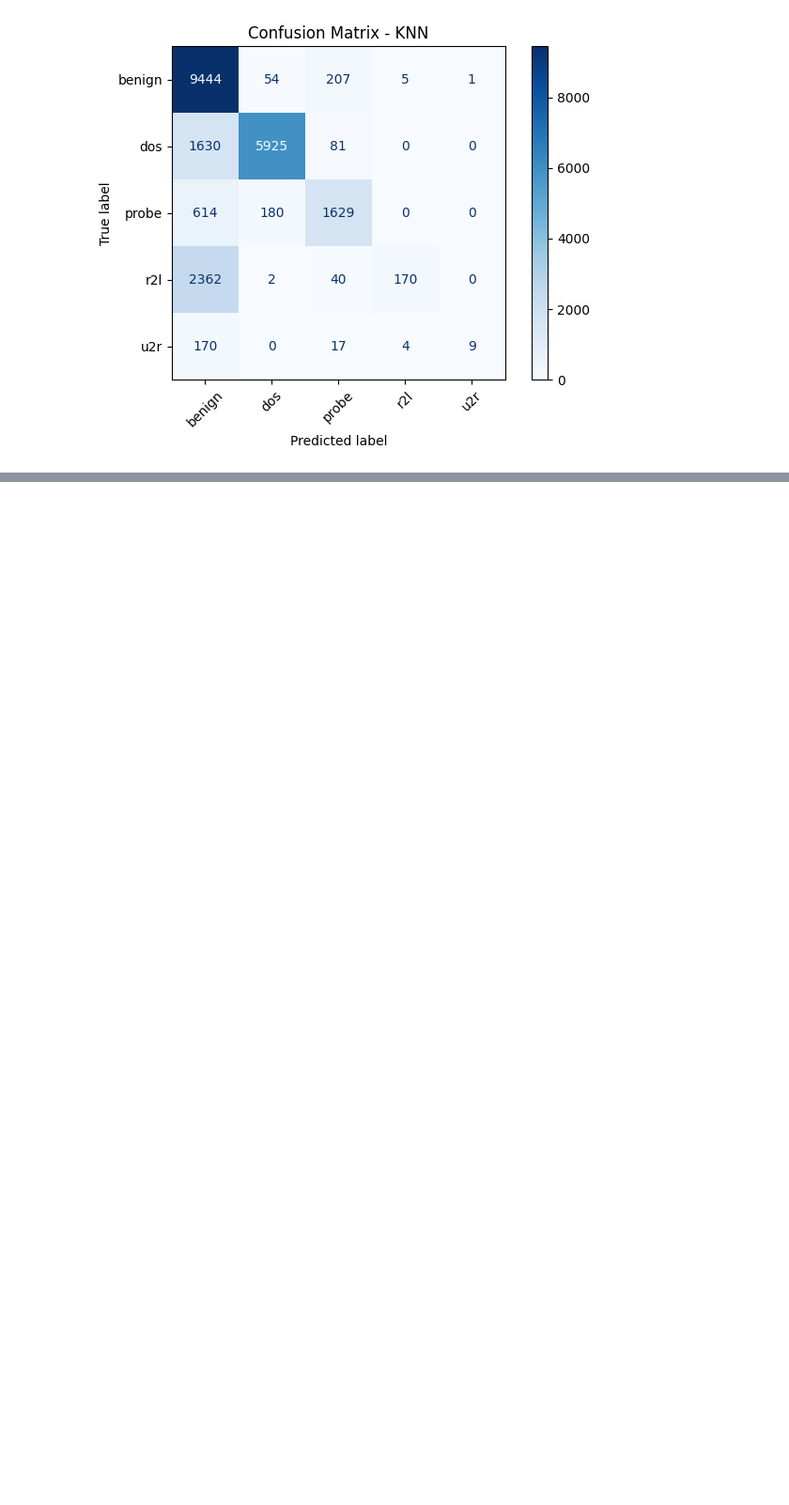
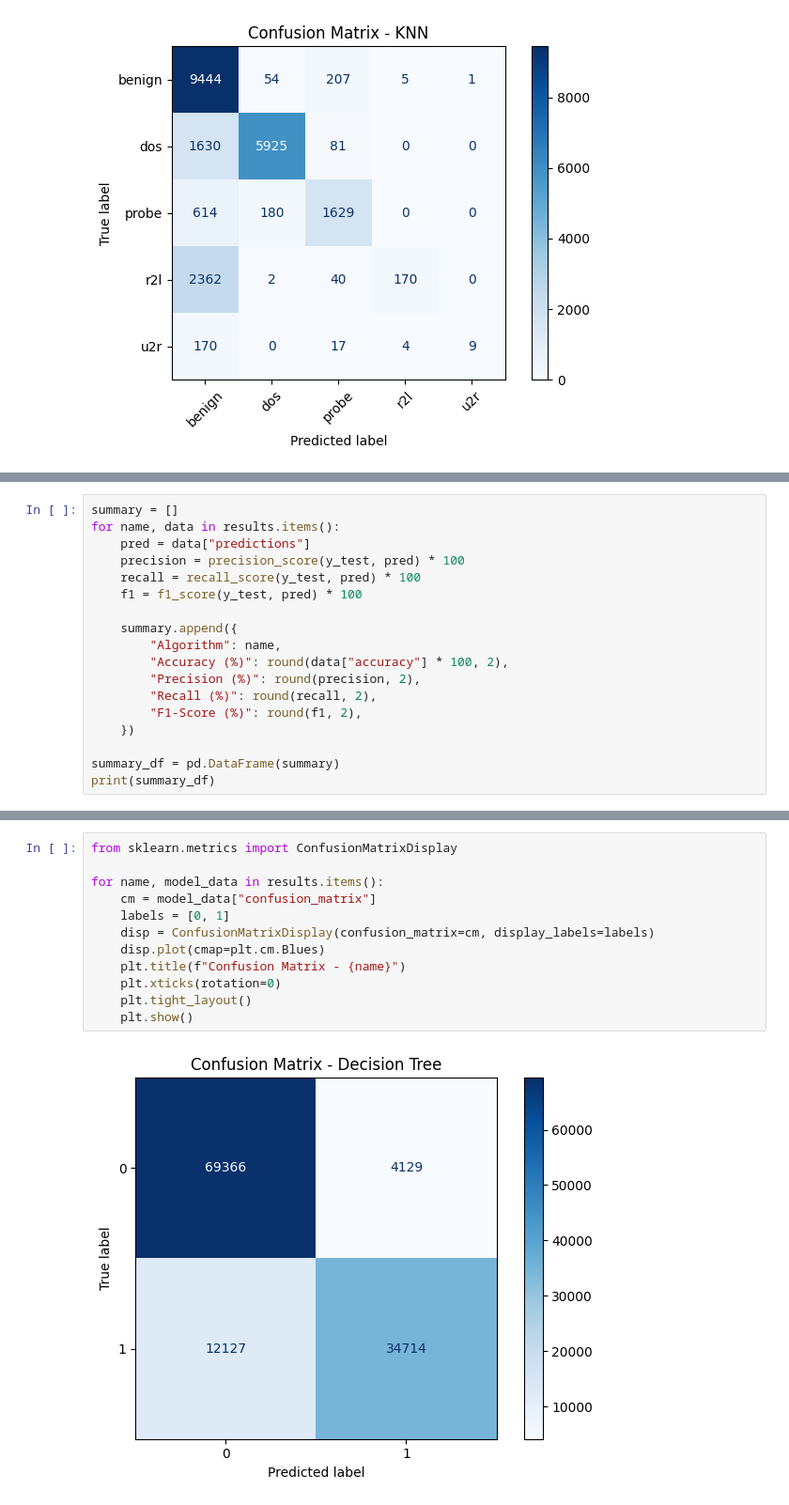
Before and after one commit to spacee48/SIT719, a Jupyter notebook: 5_2_dataset1.ipynb, the cells around one changed output, grey strips where cells are left out. Shown: that part at 94% size. Cells and saved outputs as stored; diff of their text form; blank space fills up the shorter version.

```diff
--- a/5_2_dataset1.ipynb
+++ b/5_2_dataset1.ipynb
@@ -362,0 +647,18 @@ for name, model_result in results.items():
+# %%
+summary = []
+for name, data in results.items():
+    pred = data["predictions"]
+    precision = precision_score(y_test, pred) * 100
+    recall = recall_score(y_test, pred) * 100
+    f1 = f1_score(y_test, pred) * 100
+
+    summary.append({
+        "Algorithm": name,
+        "Accuracy (%)": round(data["accuracy"] * 100, 2),
+        "Precision (%)": round(precision, 2),
+        "Recall (%)": round(recall, 2),
+        "F1-Score (%)": round(f1, 2),
+    })
+
+summary_df = pd.DataFrame(summary)
+print(summary_df)
@@ -362,0 +684,14 @@ for name, model_result in results.items():
+# %%
+from sklearn.metrics import ConfusionMatrixDisplay
+
+for name, model_data in results.items():
+    cm = model_data["confusion_matrix"]
+    labels = [0, 1]
+    disp = ConfusionMatrixDisplay(confusion_matrix=cm, display_labels=labels)
+    disp.plot(cmap=plt.cm.Blues)
+    plt.title(f"Confusion Matrix - {name}")
+    plt.xticks(rotation=0)
+    plt.tight_layout()
+    plt.show()
+# %% [output]
+[figure, added]
```
Also changed, not shown: parts of 31 cells of this notebook.
